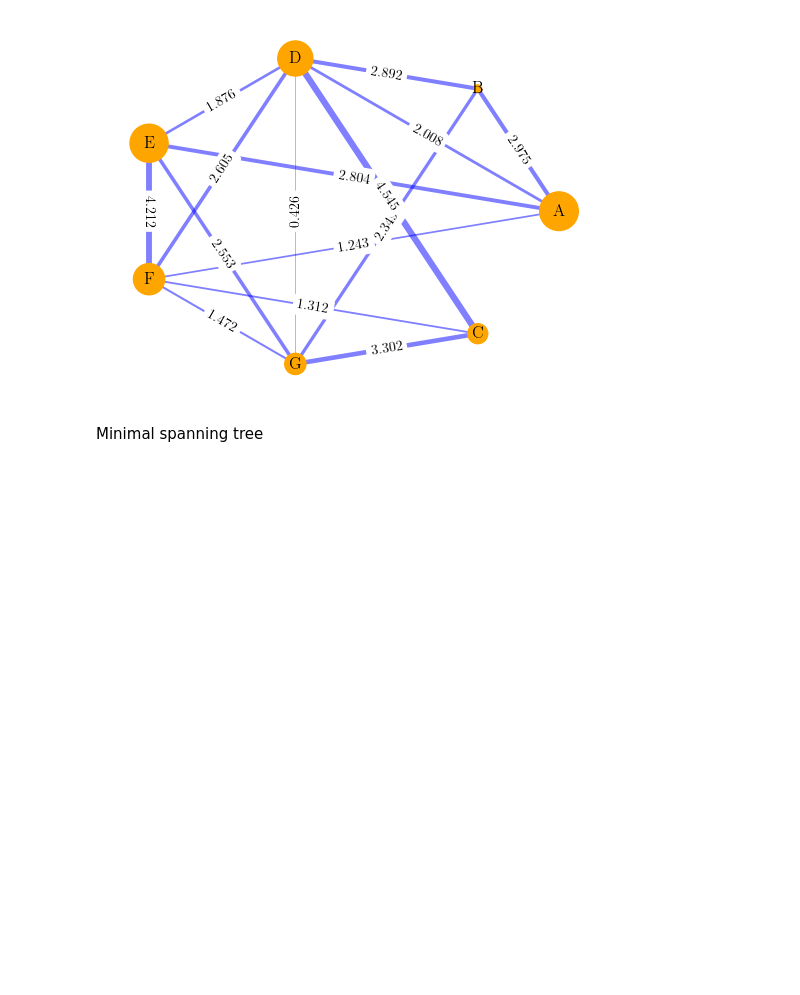
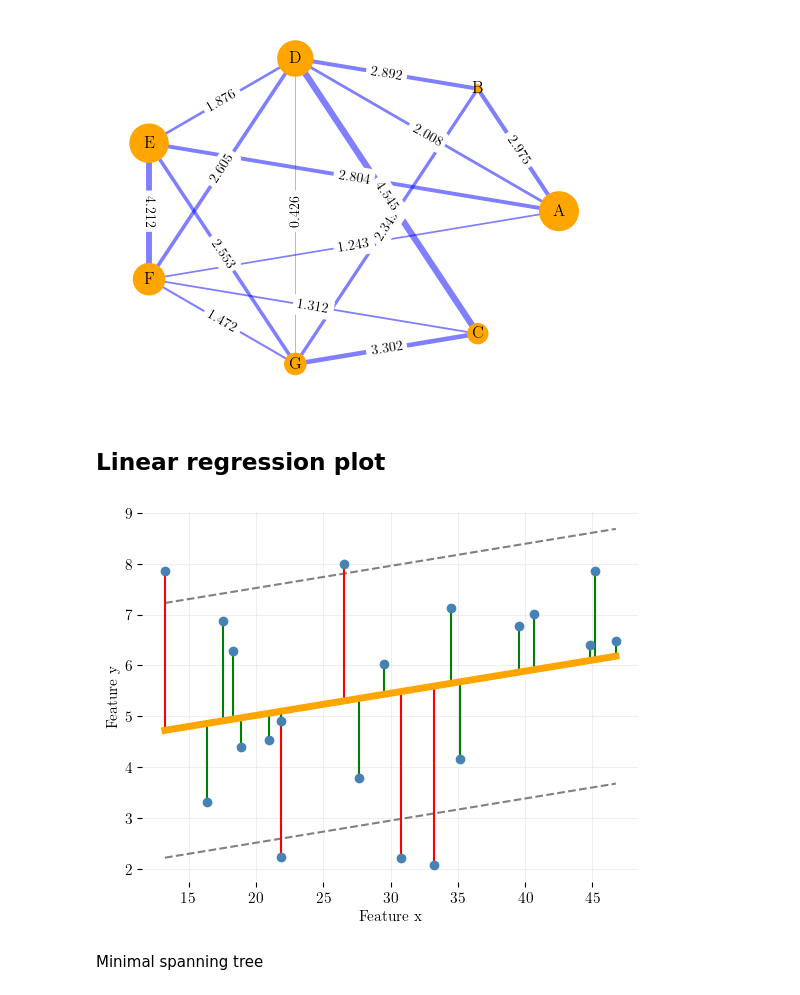
Before and after one commit to aysuvorov/aysuvorov.github.io, a Jupyter notebook: docs/pages/networks/paren_syn_corr_guide/images.ipynb, the cells around one changed output. Cells and saved outputs as stored; diff of their text form; code cells hidden in the pictures; blank space fills up the shorter version.

```diff
--- a/docs/pages/networks/paren_syn_corr_guide/images.ipynb
+++ b/docs/pages/networks/paren_syn_corr_guide/images.ipynb
@@ -56,6 +55,63 @@ plt.savefig('./images/1.0-weighted-graph.png', bbox_inches="tight",
 plt.show()
 # %% [output]
 [figure]
+# %% [markdown]
+## Linear regression plot
+# %%
+import numpy, scipy, matplotlib
+import matplotlib.pyplot as plt
+from scipy.optimize import curve_fit
+
+np.random.seed(5)
+x = np.random.uniform(10, 50, 20)
+y = np.random.uniform(8, 2, 20)
+
+def func(x, a, b): # simple linear example
+    return a * x + b
+
+initialParameters = numpy.array([1.0, 1.0])
+# curve fit the test data
+fittedParameters, pcov = curve_fit(func, x, y, initialParameters)
+
+modelPredictions = func(x, *fittedParameters)
+
+f = plt.figure()
+axes = f.add_subplot(111)
+plt.box(False)
+plt.grid(alpha = 0.2)
+
+# create data for the fitted equation plot
+xModel = numpy.linspace(min(x), max(x))
+yModel = func(xModel, *fittedParameters)
+
+# now the model as a line plot
+
+threshold = 2.5
+
+axes.plot(xModel, yModel + threshold, c = 'gray', linestyle = '--')
+axes.plot(xModel, yModel - threshold, c = 'gray', linestyle = '--')
+
+# now add individual line for each point
+for i in range(len(x)):
+    lineXdata = (x[i], x[i]) # same X
+    lineYdata = (y[i], modelPredictions[i]) # different Y
+    if abs(modelPredictions[i] - y[i]) < threshold:
+        plt.plot(lineXdata, lineYdata, c = 'green')
+    else:
+        plt.plot(lineXdata, lineYdata, c = 'red')
+
+axes.plot(x, y, 'D', c = 'steelblue', marker = 'o')
+axes.plot(xModel, yModel, c = 'orange', linewidth = 5)
+
+axes.set_xlabel('Feature x') # X axis data label
+axes.set_ylabel('Feature y') # Y axis data label
+
+plt.savefig('./images/lm-regr-graph.png', bbox_inches="tight",
+    transparent=False, edgecolor = 'white', dpi = 300)
+
+plt.show()
+# %% [output]
+[figure, added]
 # %% [markdown]
 Minimal spanning tree
 # %%
```
Also changed, not shown: parts of 4 cells of this notebook, 5 other files.
